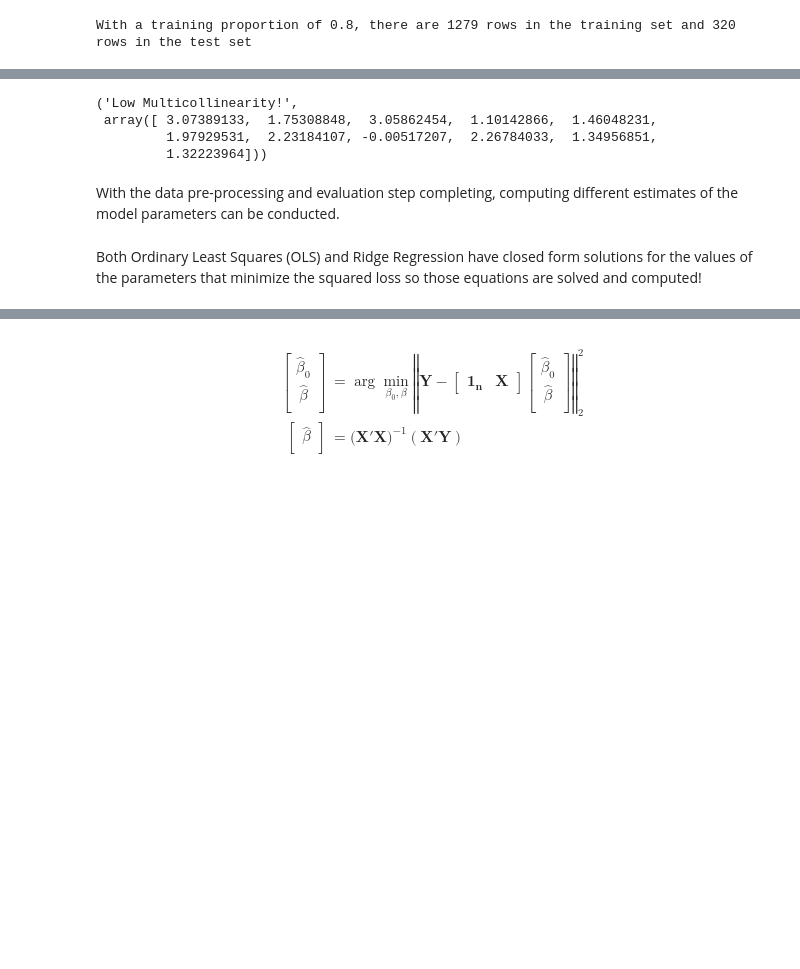
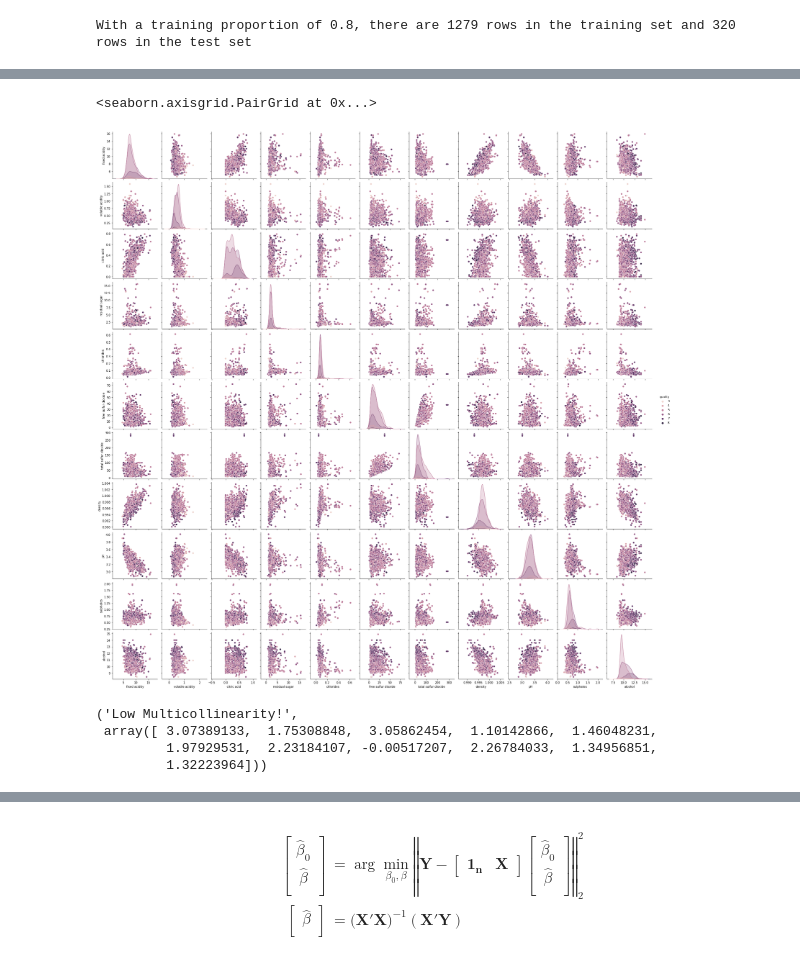
Before and after one commit to wyattowalsh/regularized-linear-regression-deep-dive, a Jupyter notebook: nb.ipynb, the cells around one changed output, grey strips where cells are left out. Cells and saved outputs as stored; diff of their text form; code cells hidden in the pictures; blank space fills up the shorter version.

```diff
--- a/nb.ipynb
+++ b/nb.ipynb
@@ -67,3 +135,8 @@ First, variance inflation factor (VIF) calculations are made to examine possible
+# %%
+sns.pairplot(train, hue='quality')
+# %% [output]
+<seaborn.axisgrid.PairGrid at 0x...>
+[figure, added]
 # %%
 utils.VIF(X_train)
 # %% [output]
@@ -71,7 +144,3 @@ utils.VIF(X_train)
  array([ 3.07389133,  1.75308848,  3.05862454,  1.10142866,  1.46048231,
          1.97929531,  2.23184107, -0.00517207,  2.26784033,  1.34956851,
          1.32223964]))
-# %% [markdown]
-With the data pre-processing and evaluation step completing, computing different estimates of the model parameters can be conducted.
-# %% [markdown]
-Both Ordinary Least Squares (OLS) and Ridge Regression have closed form solutions for the values of the parameters that minimize the squared loss so those equations are solved and computed!
```
Also changed, not shown: parts of 24 cells of this notebook, 2 other files.
